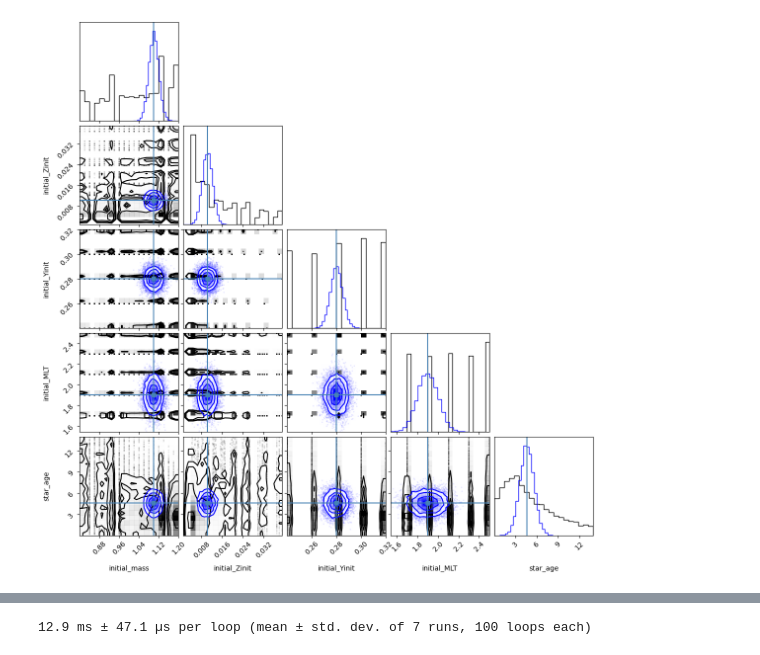
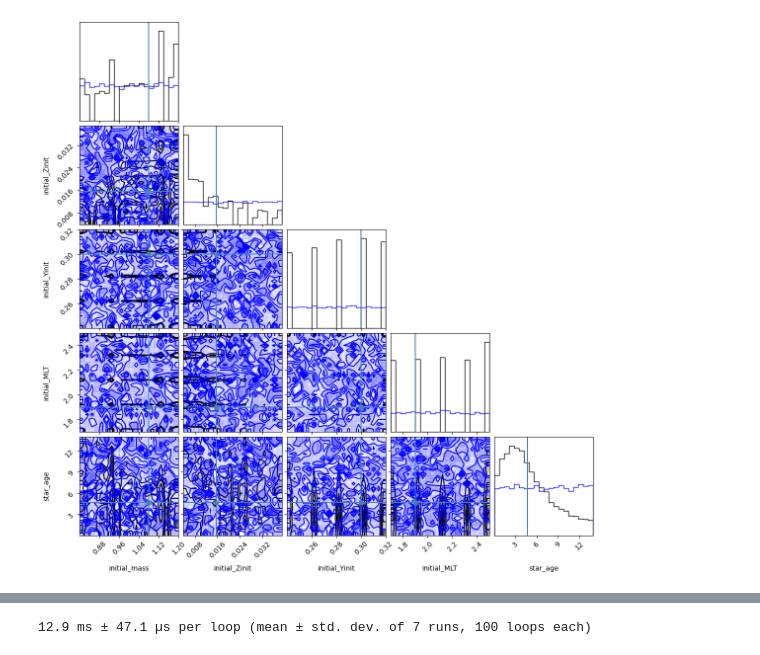
Before and after one commit to ojscutt/sl-pitchfork, a Jupyter notebook: 5_inference_elu.ipynb, the cells around one changed output, grey strips where cells are left out. Cells and saved outputs as stored; diff of their text form; code cells hidden in the pictures.

Commit message:
testing prior predictives

```diff
--- a/5_inference_elu.ipynb
+++ b/5_inference_elu.ipynb
@@ -47,32 +48,33 @@ model
 # %%
 """
 Define priors
 """
 
-def uniform_prior(model_inps, header, scale):
-    return scipy.stats.uniform(loc=(1-scale)*model_inps[header], scale=(1+scale)*model_inps[header]-(1-scale)*model_inps[header])
+def uniform_prior(model_inps, header):
+    model_min = model_inps[header].min()
+    return scipy.stats.uniform(loc=model_min, scale=model_inps[header].max()-model_min)
 
 def normal_prior(model_inps, header, scale):
     return scipy.stats.norm(loc=model_inps[header], scale=scale)
 
-mass_prior = normal_prior(model_inps, "initial_mass", 0.02)
+mass_prior = uniform_prior(df, "initial_mass")
 
-Zinit_prior = normal_prior(model_inps, "initial_Zinit", 0.002)
+Zinit_prior = uniform_prior(df,"initial_Zinit")
 
-Yinit_prior = normal_prior(model_inps, "initial_Yinit", 0.005)
+Yinit_prior = uniform_prior(df, "initial_Yinit")
 
-MLT_prior = normal_prior(model_inps, "initial_MLT", 0.1)
+MLT_prior = uniform_prior(df, "initial_MLT")
 
-age_prior = normal_prior(model_inps, "star_age", 1)
+age_prior = uniform_prior(df, "star_age")
 
 priors = [mass_prior,Zinit_prior, Yinit_prior, MLT_prior, age_prior]
 
 figure = corner.corner(df[inputs].sample(n=10000));
 
 prior_samples = np.array([mass_prior.rvs(size=10000),Zinit_prior.rvs(size=10000), Yinit_prior.rvs(size=10000), MLT_prior.rvs(size=10000), age_prior.rvs(size=10000)]).T
 corner.corner(prior_samples, truths=model_inps.values.flatten().tolist(), labels=model_inps.columns, color='blue', fig=figure);
 # %% [output]
-[figure, old version]
+[figure, new version]
 # %%
 pitchfork = emulator("nu6-40_elu")
 # %% [output]
```
Also changed, not shown: parts of 8 cells of this notebook, 3 other files.
